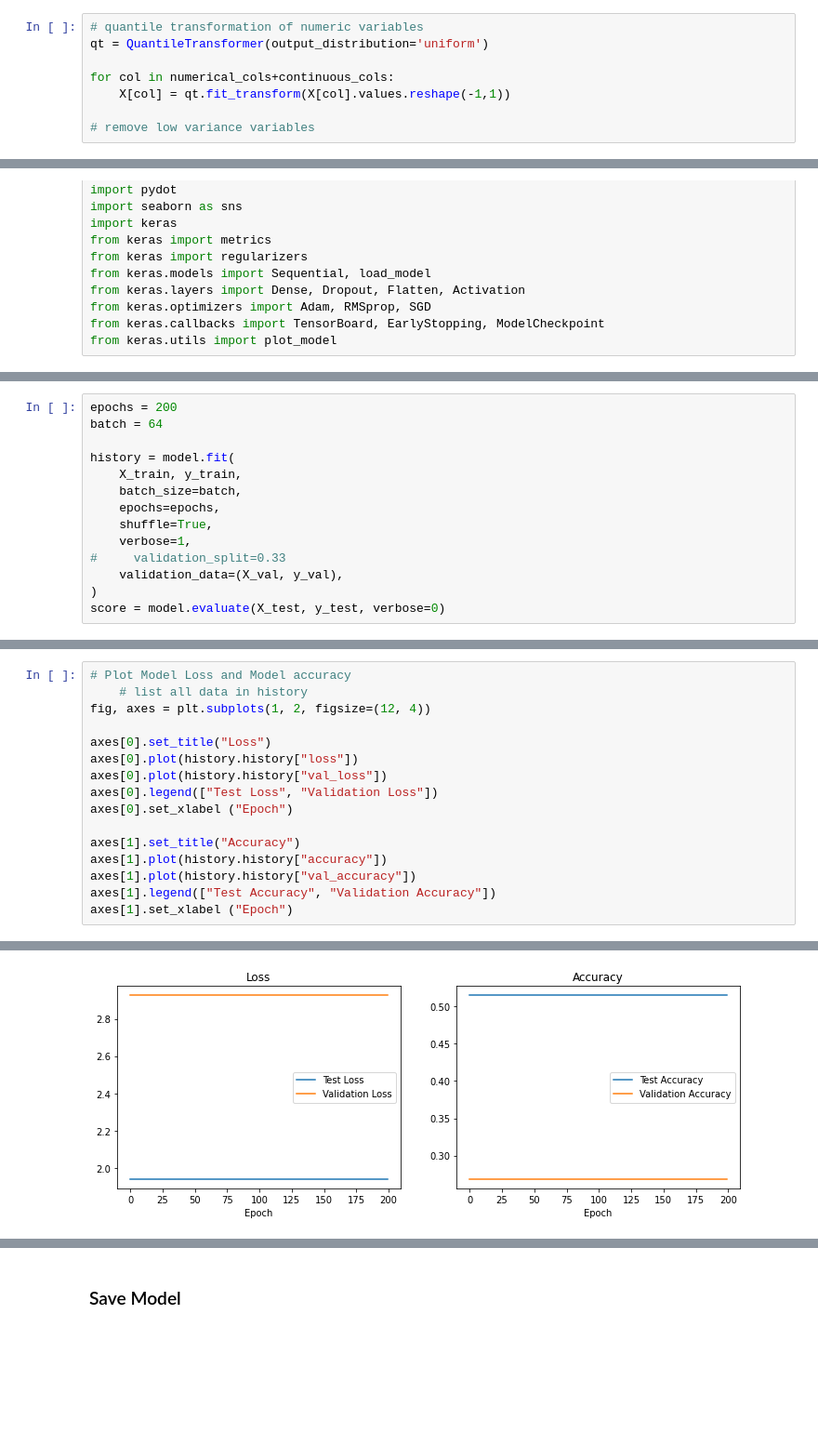
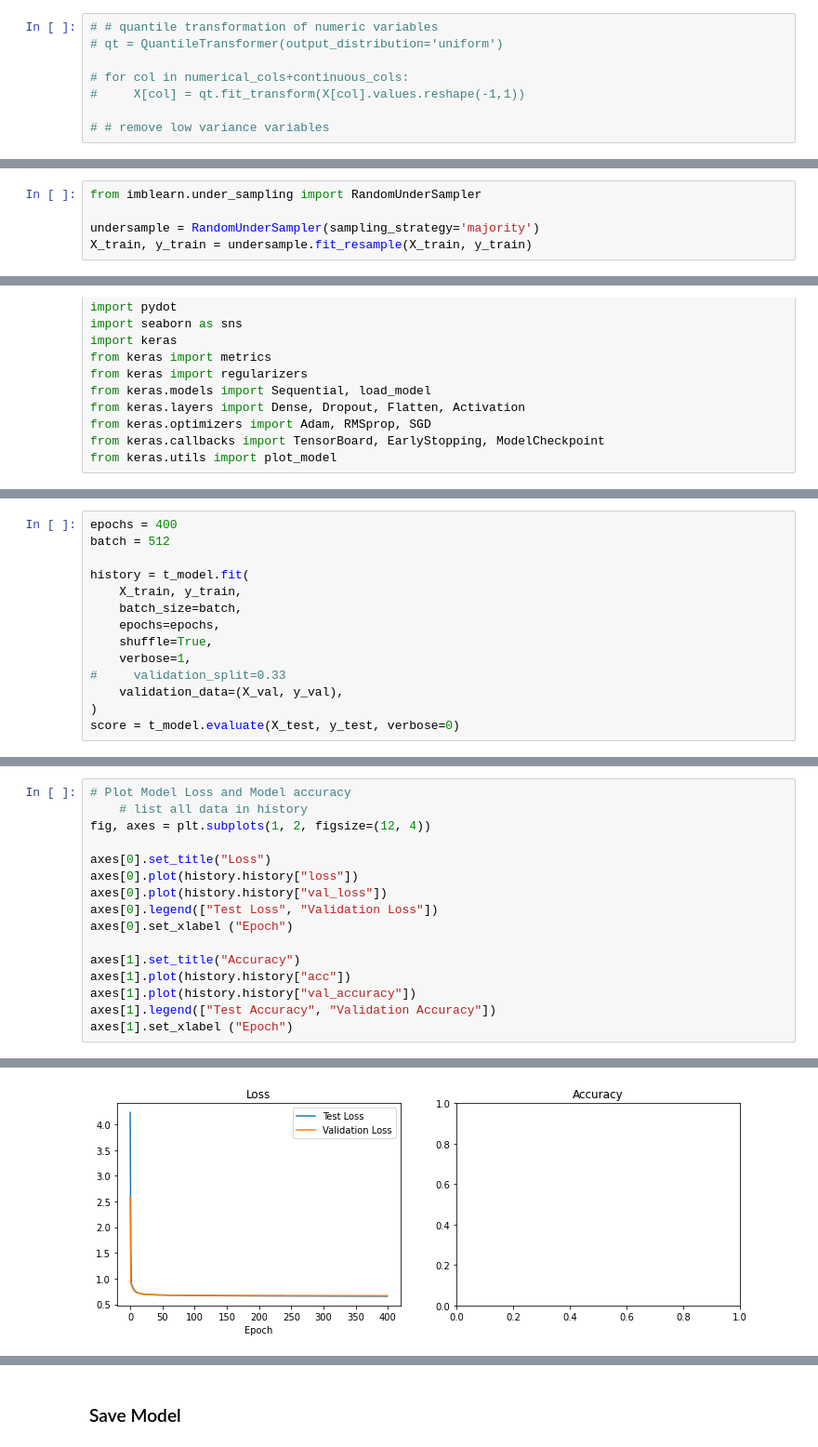
Before and after one commit to analiseb/UB-Masters-Thesis, a Jupyter notebook: 02-basic_model.ipynb, the cells around one changed output, grey strips where cells are left out. Shown at 93% size. Saved outputs shown, nothing was run; the diff lists cells and outputs as text; blank space fills up the shorter version.

Commit message:
update basic model

```diff
--- a/02-basic_model.ipynb
+++ b/02-basic_model.ipynb
@@ -86,13 +86,13 @@ scaler.fit(X[continuous_cols+numerical_cols])
 # %% [output]
 StandardScaler()
 # %%
-# quantile transformation of numeric variables
-qt = QuantileTransformer(output_distribution='uniform')
+# # quantile transformation of numeric variables
+# qt = QuantileTransformer(output_distribution='uniform')
 
-for col in numerical_cols+continuous_cols:
-    X[col] = qt.fit_transform(X[col].values.reshape(-1,1))
+# for col in numerical_cols+continuous_cols:
+#     X[col] = qt.fit_transform(X[col].values.reshape(-1,1))
 
-# remove low variance variables
+# # remove low variance variables
 # %%
 test_features = ['1299-0.0', '4079-0.0', '49-0.0', '1319-0.0']
 
@@ -150,3 +150,8 @@ X_test
 from imblearn.over_sampling import ADASYN
 
 X_train,y_train= ADASYN().fit_resample(X_train,y_train)
+# %%
+from imblearn.under_sampling import RandomUnderSampler
+
+undersample = RandomUnderSampler(sampling_strategy='majority')
+X_train, y_train = undersample.fit_resample(X_train, y_train)
@@ -231,0 +310,14 @@ model.compile(loss='squared_hinge', optimizer=opt, metrics=['accuracy'])
+# %%
+epochs = 400
+batch = 512
+
+history = t_model.fit(
+    X_train, y_train,
+    batch_size=batch,
+    epochs=epochs,
+    shuffle=True,
+    verbose=1,
+#     validation_split=0.33
+    validation_data=(X_val, y_val),
+)
+score = t_model.evaluate(X_test, y_test, verbose=0)
@@ -234,14 +348,0 @@ y_val.value_counts()
-# %%
-epochs = 200
-batch = 64
-
-history = model.fit(
-    X_train, y_train,
-    batch_size=batch,
-    epochs=epochs,
-    shuffle=True,
-    verbose=1,
-#     validation_split=0.33
-    validation_data=(X_val, y_val),
-)
-score = model.evaluate(X_test, y_test, verbose=0)
@@ -279,7 +362,7 @@ axes[0].legend(["Test Loss", "Validation Loss"])
 axes[0].set_xlabel ("Epoch")
 
 axes[1].set_title("Accuracy")
-axes[1].plot(history.history["accuracy"])
+axes[1].plot(history.history["acc"])
 axes[1].plot(history.history["val_accuracy"])
 axes[1].legend(["Test Accuracy", "Validation Accuracy"])
 axes[1].set_xlabel ("Epoch")
@@ -288 +371 @@ Text(0.5, 0, 'Epoch')
-[figure, old version]
+[figure, new version]
```
Also changed, not shown: parts of 18 cells of this notebook, 5 other files.
